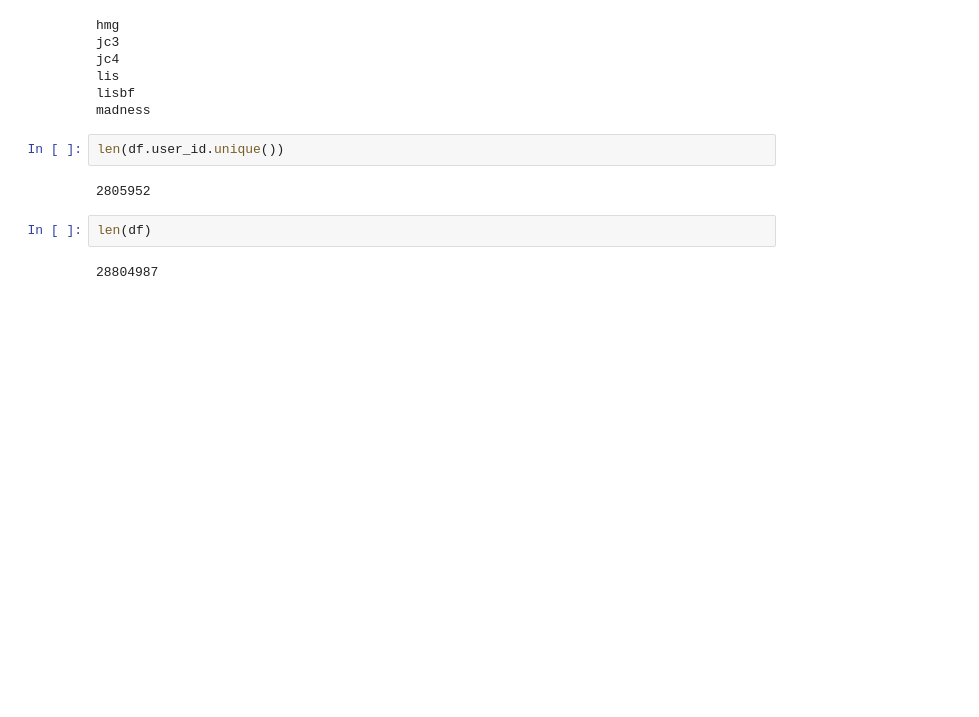
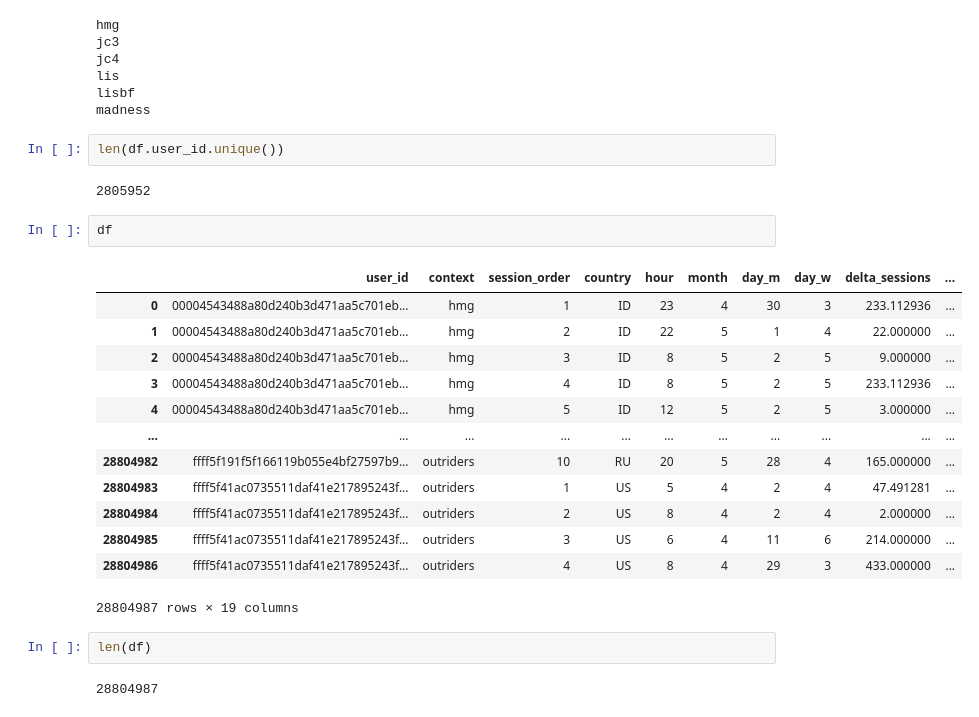
Before and after one commit to vb690/improved_approx_incentive_salience, a Jupyter notebook: EDA_analysis.ipynb, the cells around one changed output. Drawn from its saved outputs; the diff is of its cells as text; blank space fills up the shorter version.

```diff
--- a/EDA_analysis.ipynb
+++ b/EDA_analysis.ipynb
@@ -38,6 +30,22 @@ madness
 len(df.user_id.unique())
 # %% [output]
 2805952
+# %%
+df
+# %% [output]
+|  | user_id | context | session_order | country | hour | month | day_m | day_w | delta_sessions | ... |
+| 0 | 00004543488a80d240b3d471aa5c701eb... | hmg | 1 | ID | 23 | 4 | 30 | 3 | 233.112936 | ... |
+| 1 | 00004543488a80d240b3d471aa5c701eb... | hmg | 2 | ID | 22 | 5 | 1 | 4 | 22.000000 | ... |
+| 2 | 00004543488a80d240b3d471aa5c701eb... | hmg | 3 | ID | 8 | 5 | 2 | 5 | 9.000000 | ... |
+| 3 | 00004543488a80d240b3d471aa5c701eb... | hmg | 4 | ID | 8 | 5 | 2 | 5 | 233.112936 | ... |
+| 4 | 00004543488a80d240b3d471aa5c701eb... | hmg | 5 | ID | 12 | 5 | 2 | 5 | 3.000000 | ... |
+| ... | ... | ... | ... | ... | ... | ... | ... | ... | ... | ... |
+| 28804982 | ffff5f191f5f166119b055e4bf27597b9... | outriders | 10 | RU | 20 | 5 | 28 | 4 | 165.000000 | ... |
+| 28804983 | ffff5f41ac0735511daf41e217895243f... | outriders | 1 | US | 5 | 4 | 2 | 4 | 47.491281 | ... |
+| 28804984 | ffff5f41ac0735511daf41e217895243f... | outriders | 2 | US | 8 | 4 | 2 | 4 | 2.000000 | ... |
+| 28804985 | ffff5f41ac0735511daf41e217895243f... | outriders | 3 | US | 6 | 4 | 11 | 6 | 214.000000 | ... |
+| 28804986 | ffff5f41ac0735511daf41e217895243f... | outriders | 4 | US | 8 | 4 | 29 | 3 | 433.000000 | ... |
+28804987 rows × 19 columns
 # %%
 len(df)
 # %% [output]
```
Also changed, not shown: parts of 5 cells of this notebook, 21 other files.
